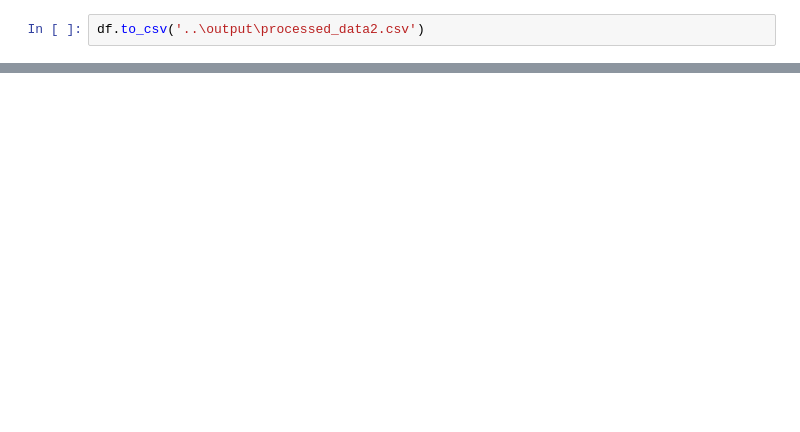
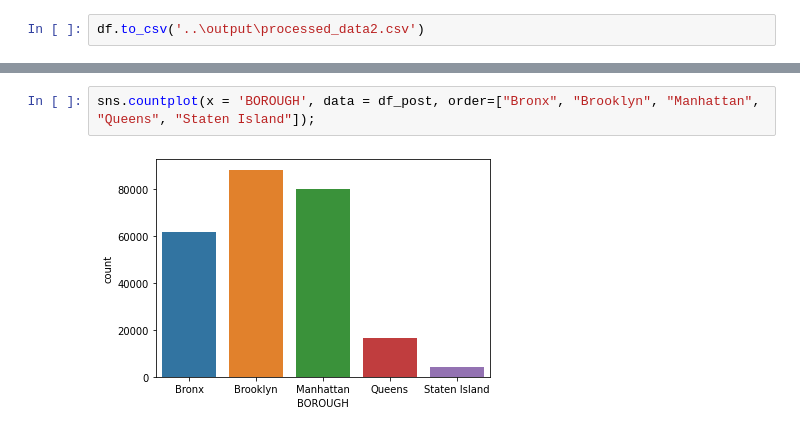
Before and after one commit to TZstatsADS/fall2022-project2-group8, a Jupyter notebook: doc/Woon_EDA.ipynb, the cells around one changed output, grey strips where cells are left out. Drawn from its saved outputs; the diff is of its cells as text; blank space fills up the shorter version.

```diff
--- a/doc/Woon_EDA.ipynb
+++ b/doc/Woon_EDA.ipynb
@@ -111,0 +100,4 @@ df.to_csv('..\output\processed_data2.csv')
+# %%
+sns.countplot(x = 'BOROUGH', data = df_post, order=["Bronx", "Brooklyn", "Manhattan", "Queens", "Staten Island"]);
+# %% [output]
+[figure, added]
```
Also changed, not shown: parts of 14 cells of this notebook.
